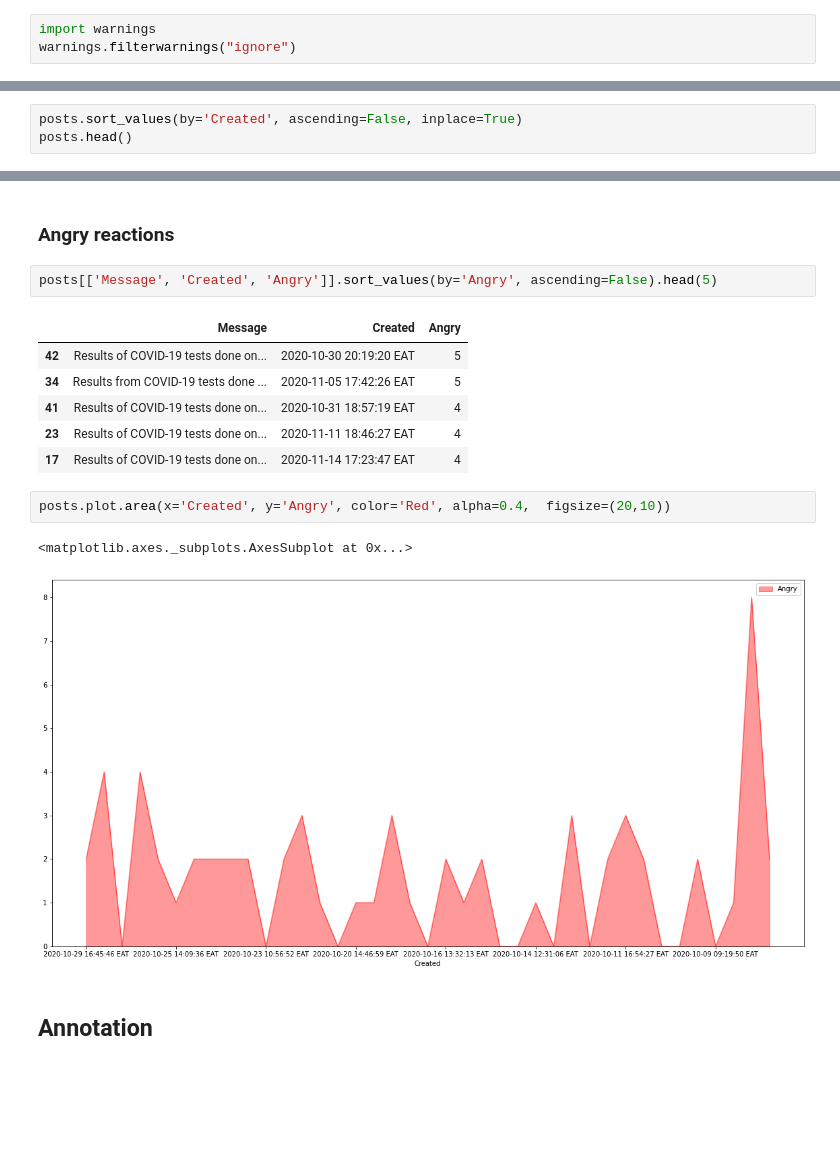
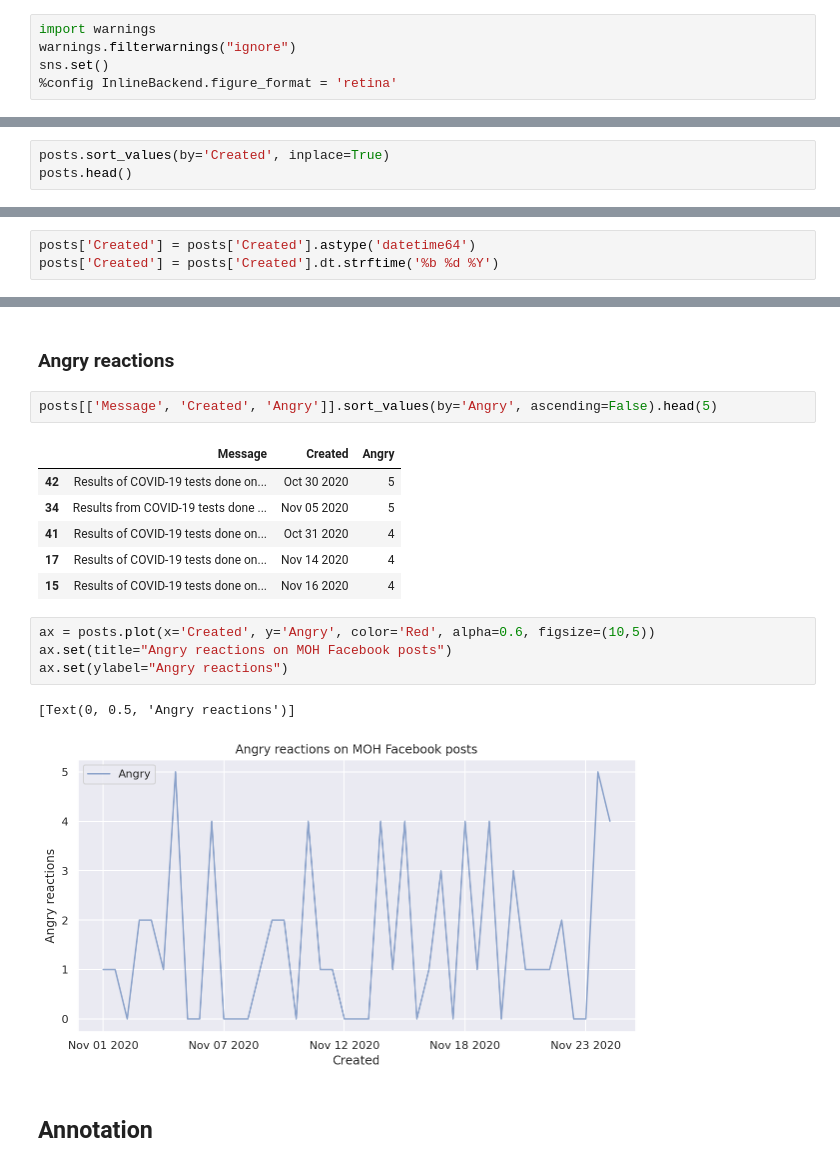
Before and after one commit to SunbirdAI/covid19-uganda-facebook-data-analysis, a Jupyter notebook: notebooks/MoH_page_posts_template.ipynb, the cells around one changed output, grey strips where cells are left out. Drawn from its saved outputs; the diff is of its cells as text; blank space fills up the shorter version.

Commit message:
Update MoH template notebook visualizations

```diff
--- a/notebooks/MoH_page_posts_template.ipynb
+++ b/notebooks/MoH_page_posts_template.ipynb
@@ -4,6 +5,8 @@ import seaborn as sns
 # %%
 import warnings
 warnings.filterwarnings("ignore")
+sns.set()
+%config InlineBackend.figure_format = 'retina'
 # %%
 posts = pd.read_csv('../data/2020-11-23-MoH-posts.csv')
 # %%
@@ -19,7 +22,7 @@ posts.head()
 # %% [markdown]
 ## Interaction and sentiment stats for posts
 # %%
-posts.sort_values(by='Created', ascending=False, inplace=True)
+posts.sort_values(by='Created', inplace=True)
 posts.head()
 # %% [output]
 |  | Page Name | User Name | Facebook Id | Likes at Posting | Created | Type | Likes | Comments | Shares | ... |
@@ -31,4 +34,7 @@ posts.head()
 5 rows × 30 columns
+# %%
+posts['Created'] = posts['Created'].astype('datetime64')
+posts['Created'] = posts['Created'].dt.strftime('%b %d %Y')
 # %%
 posts.groupby(by='Type').count()
 # %% [output]
@@ -55,16 +68,18 @@ posts[['Message', 'Created', 'Likes']].sort_values(by='Likes', ascending=False).
 posts[['Message', 'Created', 'Angry']].sort_values(by='Angry', ascending=False).head(5)
 # %% [output]
 |  | Message | Created | Angry |
-| 42 | Results of COVID-19 tests done on... | 2020-10-30 20:19:20 EAT | 5 |
-| 34 | Results from COVID-19 tests done ... | 2020-11-05 17:42:26 EAT | 5 |
-| 41 | Results of COVID-19 tests done on... | 2020-10-31 18:57:19 EAT | 4 |
-| 23 | Results of COVID-19 tests done on... | 2020-11-11 18:46:27 EAT | 4 |
-| 17 | Results of COVID-19 tests done on... | 2020-11-14 17:23:47 EAT | 4 |
+| 42 | Results of COVID-19 tests done on... | Oct 30 2020 | 5 |
+| 34 | Results from COVID-19 tests done ... | Nov 05 2020 | 5 |
+| 41 | Results of COVID-19 tests done on... | Oct 31 2020 | 4 |
+| 17 | Results of COVID-19 tests done on... | Nov 14 2020 | 4 |
+| 15 | Results of COVID-19 tests done on... | Nov 16 2020 | 4 |
 # %%
-posts.plot.area(x='Created', y='Angry', color='Red', alpha=0.4,  figsize=(20,10))
+ax = posts.plot(x='Created', y='Angry', color='Red', alpha=0.6, figsize=(10,5))
+ax.set(title="Angry reactions on MOH Facebook posts")
+ax.set(ylabel="Angry reactions")
 # %% [output]
-<matplotlib.axes._subplots.AxesSubplot at 0x...>
+[Text(0, 0.5, 'Angry reactions')]
-[figure, old version]
+[figure, new version]
 # %% [markdown]
 ## Annotation
 # %% [markdown]
```
Also changed, not shown: parts of 4 cells of this notebook.
